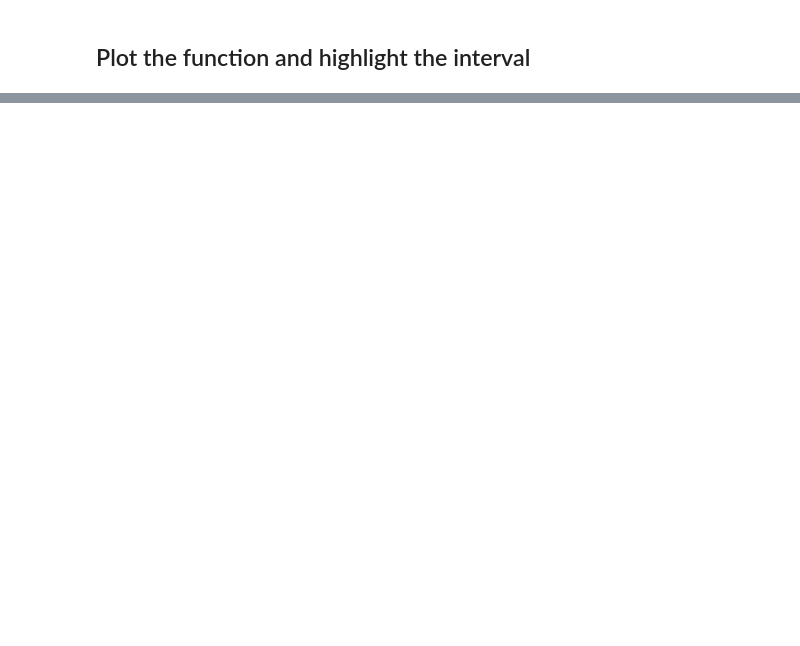
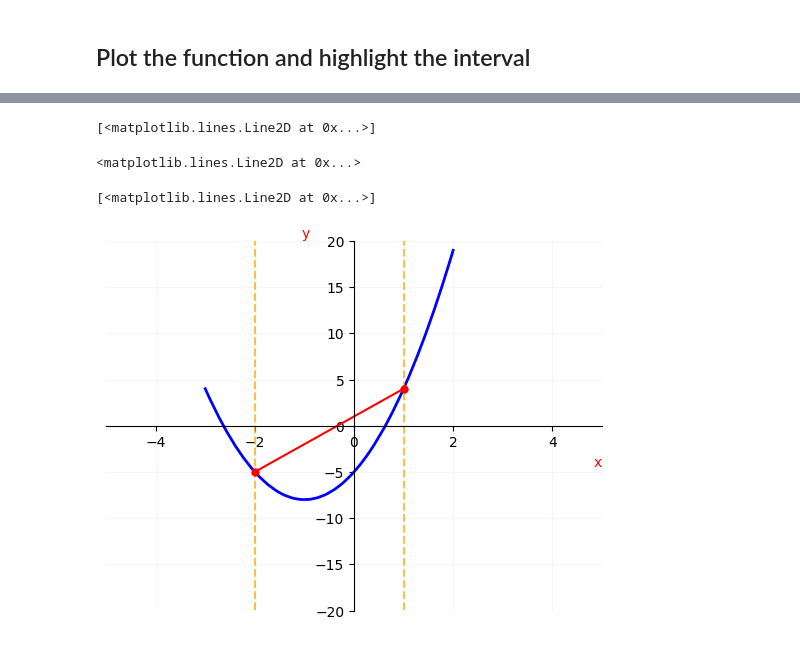
Before and after one commit to lucianhanga/calculus.function.ploting.matplotlib, a Jupyter notebook: calculus/mean.value.theorem.ipynb, the cells around one changed output, grey strips where cells are left out. Drawn from its saved outputs; the diff is of its cells as text; code cells hidden in the pictures; blank space fills up the shorter version.

```diff
--- a/calculus/mean.value.theorem.ipynb
+++ b/calculus/mean.value.theorem.ipynb
@@ -134,17 +156,29 @@ ax.grid(True, alpha=0.1)
 # %%
-
 # Plot the function
 # b- is the color blue, linewidth is 2
-ax.plot(domain, y, 'b-', linewidth=2)
+ax.plot(domain, y, 'b-', linewidth=2, label='f(x)')
+
+# Display figure to keep it visible
+display(fig)
+# %% [output]
+[<matplotlib.lines.Line2D at 0x...>]
 # %%
+# Highlight the interval [a, b]
+ax.axvline(x=a, color='orange', linestyle='--', alpha=0.7, label=f'x = {a}')
+ax.axvline(x=b, color='orange', linestyle='--', alpha=0.7, label=f'x = {b}')
 
-# Highlight the interval [a, b]
-ax.axvline(x=a, color='orange', linestyle='--', alpha=0.7)
-ax.axvline(x=b, color='orange', linestyle='--', alpha=0.7)
+# Display figure to keep it visible
+display(fig)
+# %% [output]
+<matplotlib.lines.Line2D at 0x...>
 # %%
 # plot the secant line endpoints
-ax.plot([a, b], [fl(a), fl(b)], 'ro-', markersize=5)  # Red line with red circles
-# Figure updates automaticallydisplay(fig)  # Make figure sticky and interactive
+ax.plot([a, b], [fl(a), fl(b)], 'ro-', markersize=5, label='Secant Line')  # Red line with red circles
+
+# Display figure to keep it visible
+display(fig)
+# %% [output]
+[<matplotlib.lines.Line2D at 0x...>]
 # %%
 # compute the derivative of the function
 f_prime = diff(f, x)
@@ -157,5 +218,9 @@ print(f"f'(x) = {f_prime_simplified}")
 # %%
 # adjust the zoom and aspect ratio
 ax.set_xbound(-5, 5)
 ax.set_ybound(-20, 20)
-fig
+
+# Display final figure
+display(fig)
+# %% [output]
+[figure, added]
```
Also changed, not shown: parts of 6 cells of this notebook.
